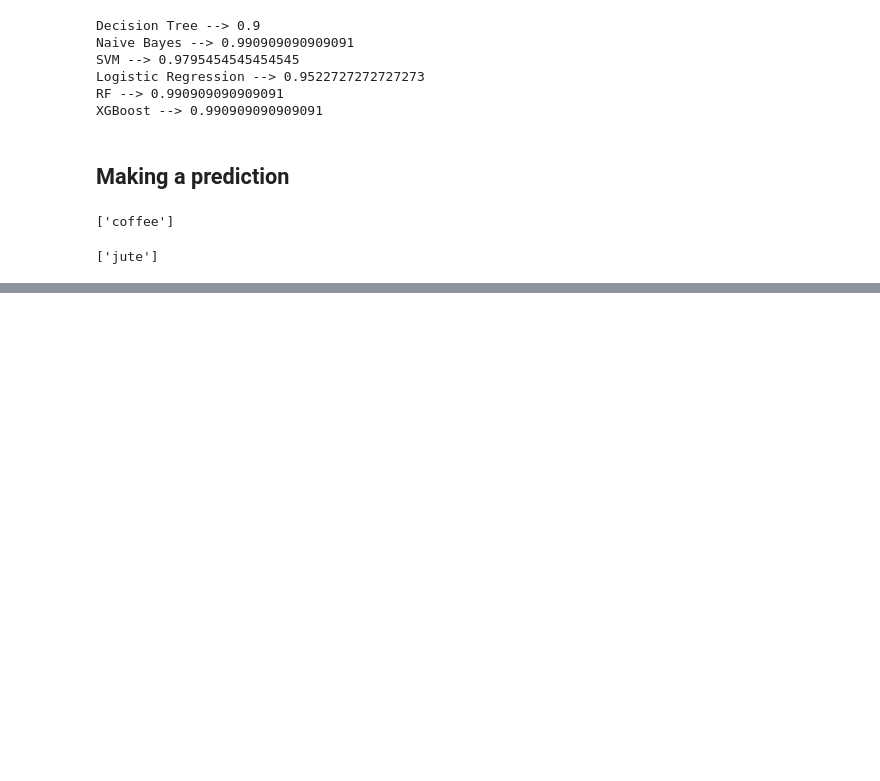
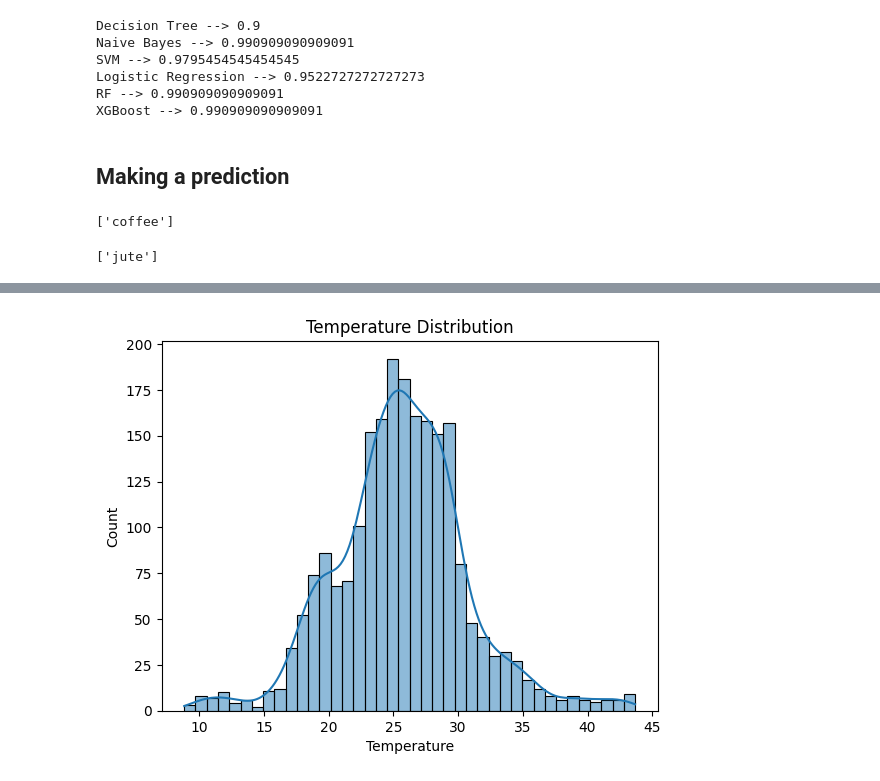
Before and after one commit to anajna-u/Crop-weatherPrediction, a Jupyter notebook: Crop_Recommendation_Model.ipynb, the cells around one changed output, grey strips where cells are left out. Cells and saved outputs as stored; diff of their text form; code cells hidden in the pictures; blank space fills up the shorter version.

```diff
--- a/Crop_Recommendation_Model.ipynb
+++ b/Crop_Recommendation_Model.ipynb
@@ -453,0 +575,3 @@ print(prediction)
+# %%
+x=pd.read_csv("C:/Users/Admin/Desktop/Crop&weather/Dataset/crop_recommendation.csv")
+print(x)
@@ -453,0 +634,11 @@ print(prediction)
+# %%
+temp=x['temperature']
+hum=x['humidity']
+data=pd.DataFrame({'Temperature':temp,'Humidity':hum})
+
+
+sns.histplot(data['Temperature'], kde=True)
+plt.title('Temperature Distribution')
+plt.show()
+# %% [output]
+[figure, added]
```
Also changed, not shown: parts of 23 cells of this notebook, 1 other file.
